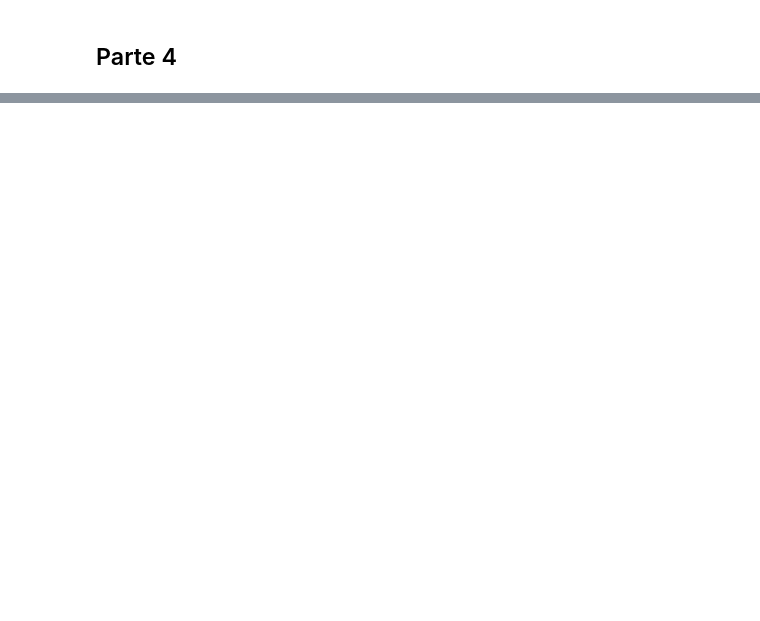
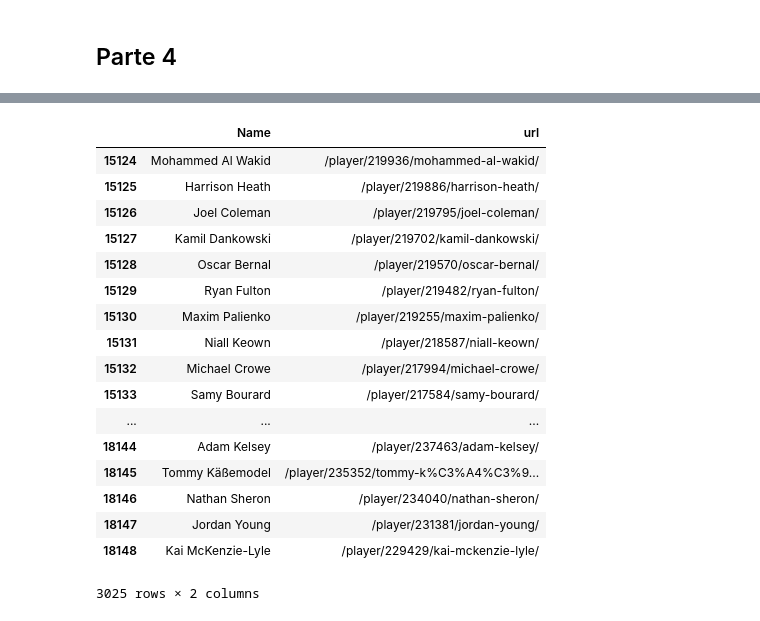
Before and after one commit to CamiloAguilar/Fifa_WorldCup_predictions, a Jupyter notebook: scraping/scraper_details_FIFA.ipynb, the cells around one changed output, grey strips where cells are left out. Saved outputs shown, nothing was run; the diff lists cells and outputs as text; code cells hidden in the pictures; blank space fills up the shorter version.

```diff
--- a/scraping/scraper_details_FIFA.ipynb
+++ b/scraping/scraper_details_FIFA.ipynb
@@ -1699,3 +1708,24 @@ for i in range(min, max):
+# %%
+df[15124:]
+# %% [output]
+|  | Name | url |
+| 15124 | Mohammed Al Wakid | /player/219936/mohammed-al-wakid/ |
+| 15125 | Harrison Heath | /player/219886/harrison-heath/ |
+| 15126 | Joel Coleman | /player/219795/joel-coleman/ |
+| 15127 | Kamil Dankowski | /player/219702/kamil-dankowski/ |
+| 15128 | Oscar Bernal | /player/219570/oscar-bernal/ |
+| 15129 | Ryan Fulton | /player/219482/ryan-fulton/ |
+| 15130 | Maxim Palienko | /player/219255/maxim-palienko/ |
+| 15131 | Niall Keown | /player/218587/niall-keown/ |
+| 15132 | Michael Crowe | /player/217994/michael-crowe/ |
+| 15133 | Samy Bourard | /player/217584/samy-bourard/ |
+| ... | ... | ... |
+| 18144 | Adam Kelsey | /player/237463/adam-kelsey/ |
+| 18145 | Tommy Käßemodel | /player/235352/tommy-k%C3%A4%C3%9... |
+| 18146 | Nathan Sheron | /player/234040/nathan-sheron/ |
+| 18147 | Jordan Young | /player/231381/jordan-young/ |
+| 18148 | Kai McKenzie-Lyle | /player/229429/kai-mckenzie-lyle/ |
+3025 rows × 2 columns
 # %%
 ## Guarda archivo en plano csv parte 4
 df1.to_csv('Full_details_p4.csv', index = False, encoding = 'utf-8', sep = ";", date_format='%m/%d/%Y')
```
Also changed, not shown: parts of 3 cells of this notebook, 18 other files.
